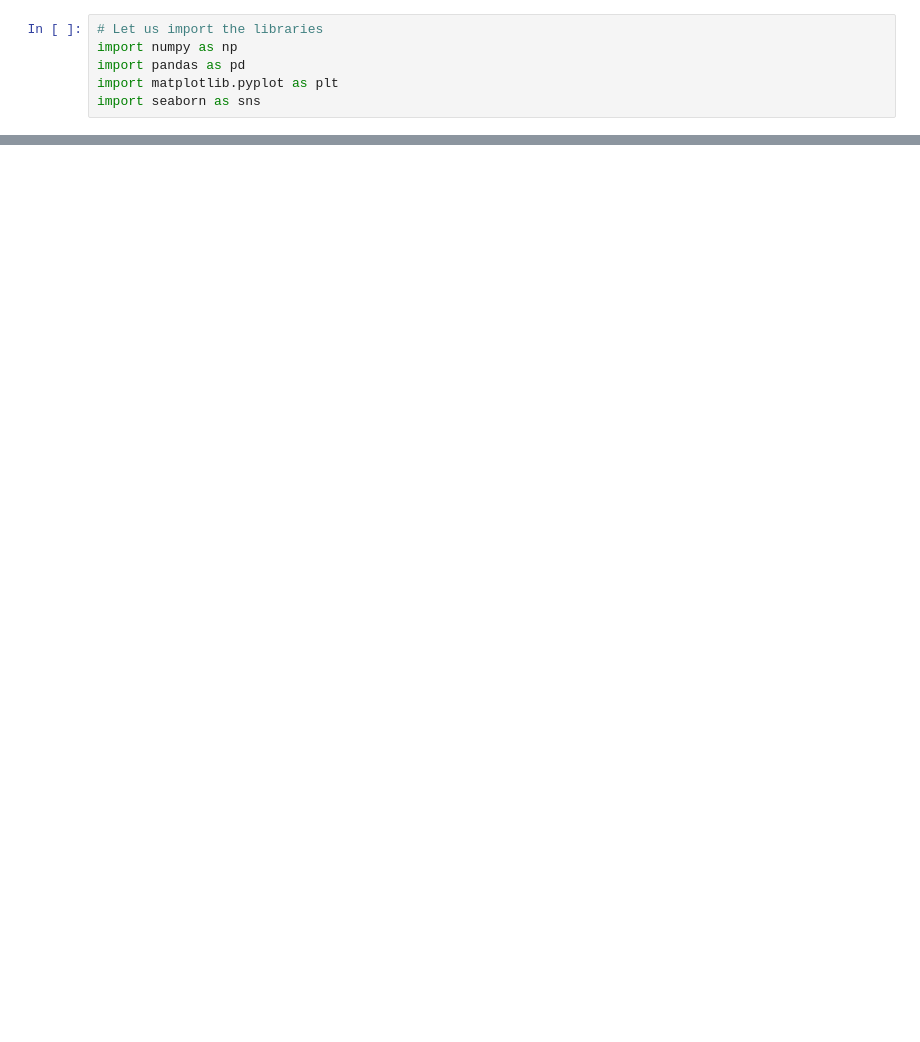
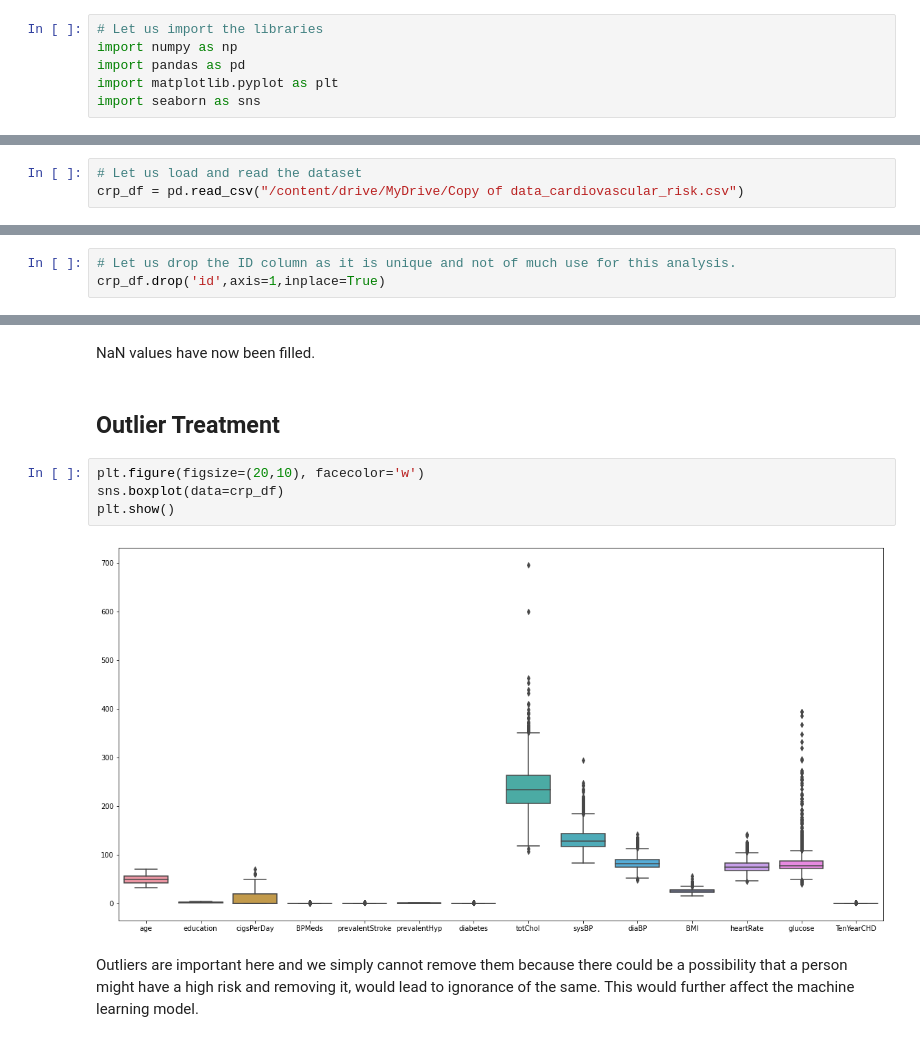
Before and after one commit to tanmaybohra/Cardiovascular-Risk-Prediction, a Jupyter notebook: Cardiovascular_Risk_Prediction.ipynb, the cells around one changed output, grey strips where cells are left out. Saved outputs shown, nothing was run; the diff lists cells and outputs as text; blank space fills up the shorter version.

```diff
--- a/Cardiovascular_Risk_Prediction.ipynb
+++ b/Cardiovascular_Risk_Prediction.ipynb
@@ -45,0 +30,3 @@ Index(['id', 'age', 'education', 'sex', 'is_smoking', 'cigsPerDay', 'BPMeds',
+# %%
+# Let us load and read the dataset
+crp_df = pd.read_csv("/content/drive/MyDrive/Copy of data_cardiovascular_risk.csv")
@@ -45,0 +141,3 @@ Index(['id', 'age', 'education', 'sex', 'is_smoking', 'cigsPerDay', 'BPMeds',
+# %%
+# Let us drop the ID column as it is unique and not of much use for this analysis.
+crp_df.drop('id',axis=1,inplace=True)
@@ -45,0 +265,12 @@ Index(['id', 'age', 'education', 'sex', 'is_smoking', 'cigsPerDay', 'BPMeds',
+# %% [markdown]
+NaN values have now been filled.
+# %% [markdown]
+## **Outlier Treatment**
+# %%
+plt.figure(figsize=(20,10), facecolor='w')
+sns.boxplot(data=crp_df)
+plt.show()
+# %% [output]
+[figure, added]
+# %% [markdown]
+Outliers are important here and we simply cannot remove them because there could be a possibility that a person might have a high risk and removing it, would lead to ignorance of the same. This would further affect the machine learning model.
```
Also changed, not shown: parts of 151 cells of this notebook.
